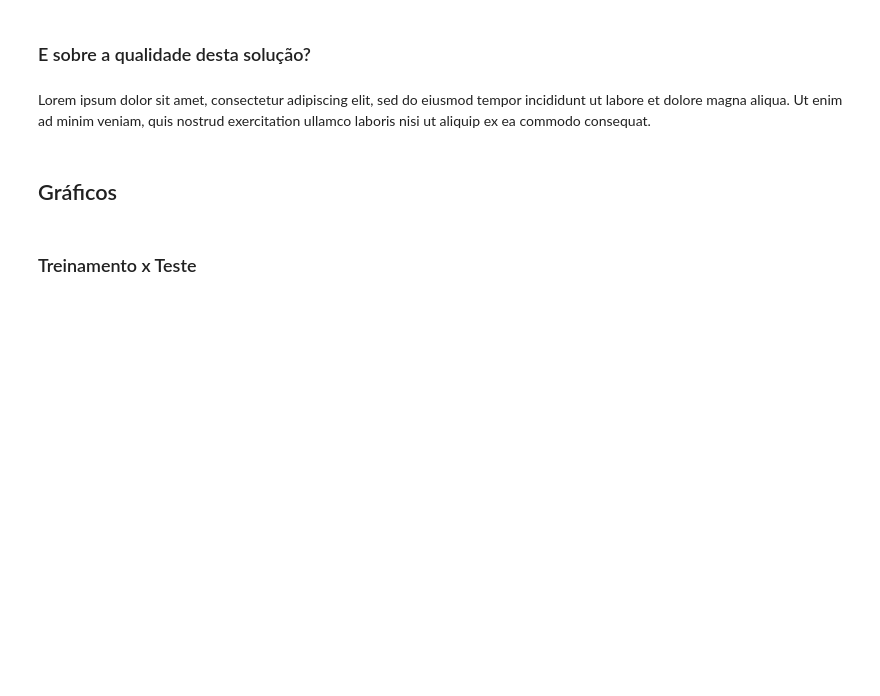
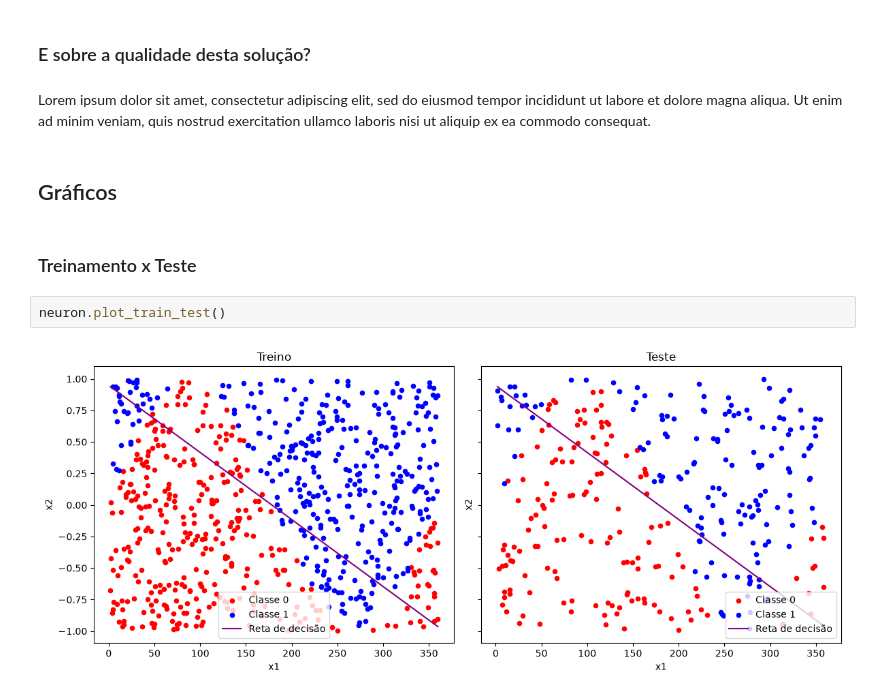
Before and after one commit to meacdev/RNA-Perceptron, a Jupyter notebook: perceptron_part_3.ipynb, the cells around one changed output. Drawn from its saved outputs; the diff is of its cells as text; blank space fills up the shorter version.

```diff
--- a/perceptron_part_3.ipynb
+++ b/perceptron_part_3.ipynb
@@ -265,3 +294,7 @@ Lorem ipsum dolor sit amet, consectetur adipiscing elit, sed do eiusmod tempor i
 ## Gráficos
 # %% [markdown]
 ### Treinamento x Teste
+# %%
+neuron.plot_train_test()
+# %% [output]
+[figure, added]
```
Also changed, not shown: parts of 5 cells of this notebook.
